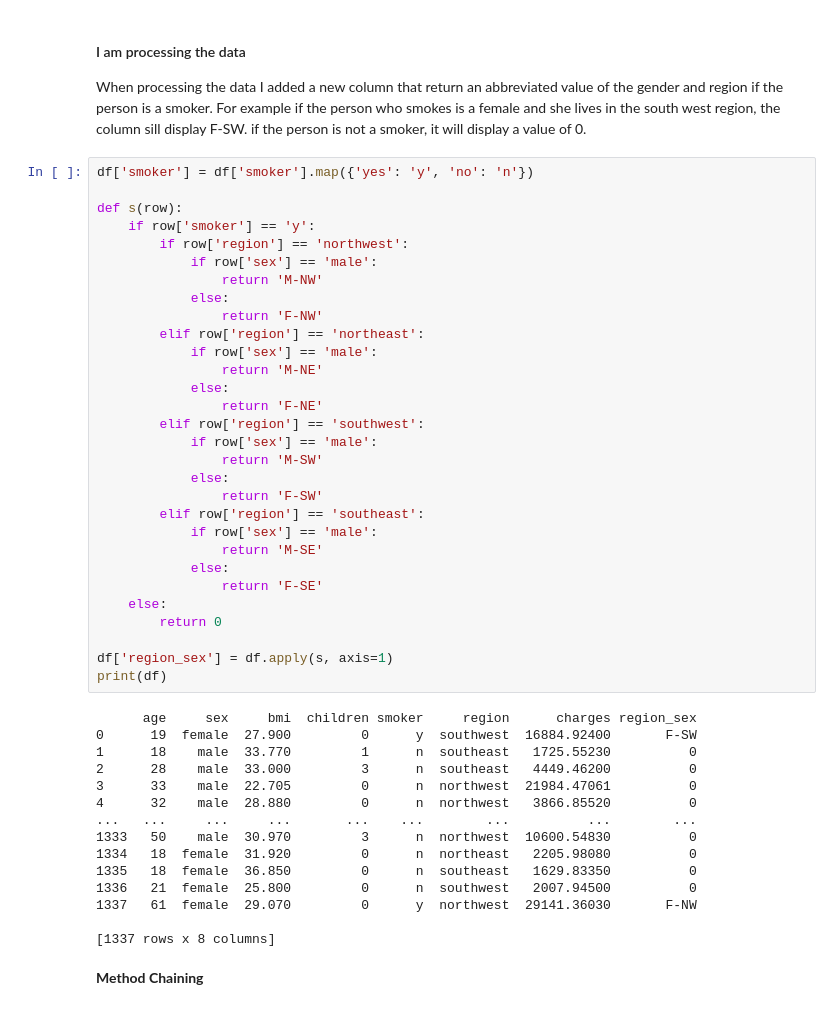
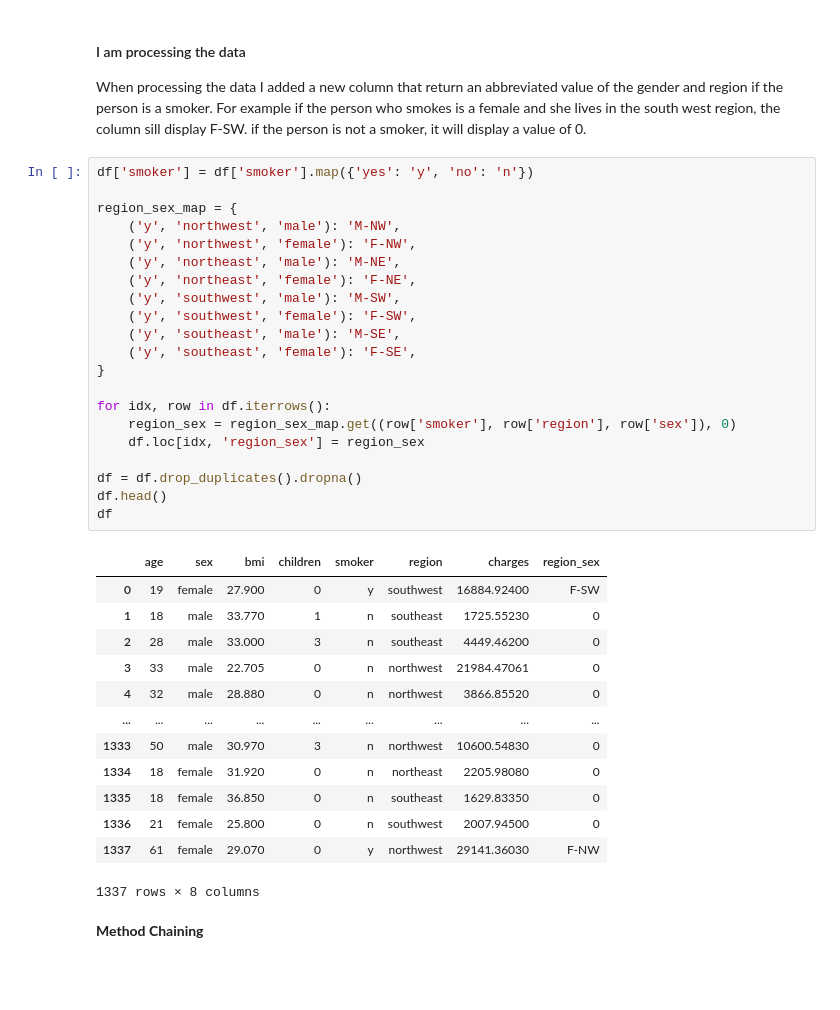
Before and after one commit to ubco-W2022T2-data301/project-group-group40, a Jupyter notebook: analysis/analysis2.ipynb, the cells around one changed output. Drawn from its saved outputs; the diff is of its cells as text; blank space fills up the shorter version.

```diff
--- a/analysis/analysis2.ipynb
+++ b/analysis/analysis2.ipynb
@@ -91,48 +188,38 @@ When processing the data I added a new column that return an abbreviated value o
 # %%
 df['smoker'] = df['smoker'].map({'yes': 'y', 'no': 'n'})
 
-def s(row):
-    if row['smoker'] == 'y':
-        if row['region'] == 'northwest':
-            if row['sex'] == 'male':
-                return 'M-NW'
-            else:
-                return 'F-NW'
-        elif row['region'] == 'northeast':
-            if row['sex'] == 'male':
-                return 'M-NE'
-            else:
-                return 'F-NE'
-        elif row['region'] == 'southwest':
-            if row['sex'] == 'male':
-                return 'M-SW'
-            else:
-                return 'F-SW'
-        elif row['region'] == 'southeast':
-            if row['sex'] == 'male':
-                return 'M-SE'
-            else:
-                return 'F-SE'
-    else:
-        return 0
+region_sex_map = {
+    ('y', 'northwest', 'male'): 'M-NW',
+    ('y', 'northwest', 'female'): 'F-NW',
+    ('y', 'northeast', 'male'): 'M-NE',
+    ('y', 'northeast', 'female'): 'F-NE',
+    ('y', 'southwest', 'male'): 'M-SW',
+    ('y', 'southwest', 'female'): 'F-SW',
+    ('y', 'southeast', 'male'): 'M-SE',
+    ('y', 'southeast', 'female'): 'F-SE',
+}
 
-df['region_sex'] = df.apply(s, axis=1)
-print(df)
+for idx, row in df.iterrows():
+    region_sex = region_sex_map.get((row['smoker'], row['region'], row['sex']), 0)
+    df.loc[idx, 'region_sex'] = region_sex
+
+df = df.drop_duplicates().dropna()
+df.head()
+df
 # %% [output]
+|  | age | sex | bmi | children | smoker | region | charges | region_sex |
+| 0 | 19 | female | 27.900 | 0 | y | southwest | 16884.92400 | F-SW |
+| 1 | 18 | male | 33.770 | 1 | n | southeast | 1725.55230 | 0 |
+| 2 | 28 | male | 33.000 | 3 | n | southeast | 4449.46200 | 0 |
+| 3 | 33 | male | 22.705 | 0 | n | northwest | 21984.47061 | 0 |
+| 4 | 32 | male | 28.880 | 0 | n | northwest | 3866.85520 | 0 |
+| ... | ... | ... | ... | ... | ... | ... | ... | ... |
+| 1333 | 50 | male | 30.970 | 3 | n | northwest | 10600.54830 | 0 |
+| 1334 | 18 | female | 31.920 | 0 | n | northeast | 2205.98080 | 0 |
+| 1335 | 18 | female | 36.850 | 0 | n | southeast | 1629.83350 | 0 |
+| 1336 | 21 | female | 25.800 | 0 | n | southwest | 2007.94500 | 0 |
+| 1337 | 61 | female | 29.070 | 0 | y | northwest | 29141.36030 | F-NW |
-      age     sex     bmi  children smoker     region      charges region_sex
-0      19  female  27.900         0      y  southwest  16884.92400       F-SW
-1      18    male  33.770         1      n  southeast   1725.55230          0
-2      28    male  33.000         3      n  southeast   4449.46200          0
-3      33    male  22.705         0      n  northwest  21984.47061          0
-4      32    male  28.880         0      n  northwest   3866.85520          0
-...   ...     ...     ...       ...    ...        ...          ...        ...
-1333   50    male  30.970         3      n  northwest  10600.54830          0
-1334   18  female  31.920         0      n  northeast   2205.98080          0
-1335   18  female  36.850         0      n  southeast   1629.83350          0
-1336   21  female  25.800         0      n  southwest   2007.94500          0
-1337   61  female  29.070         0      y  northwest  29141.36030       F-NW
-
-[1337 rows x 8 columns]
+1337 rows × 8 columns
 # %% [markdown]
 **Method Chaining**
 # %%
```
Also changed, not shown: parts of 5 cells of this notebook, 4 other files.
